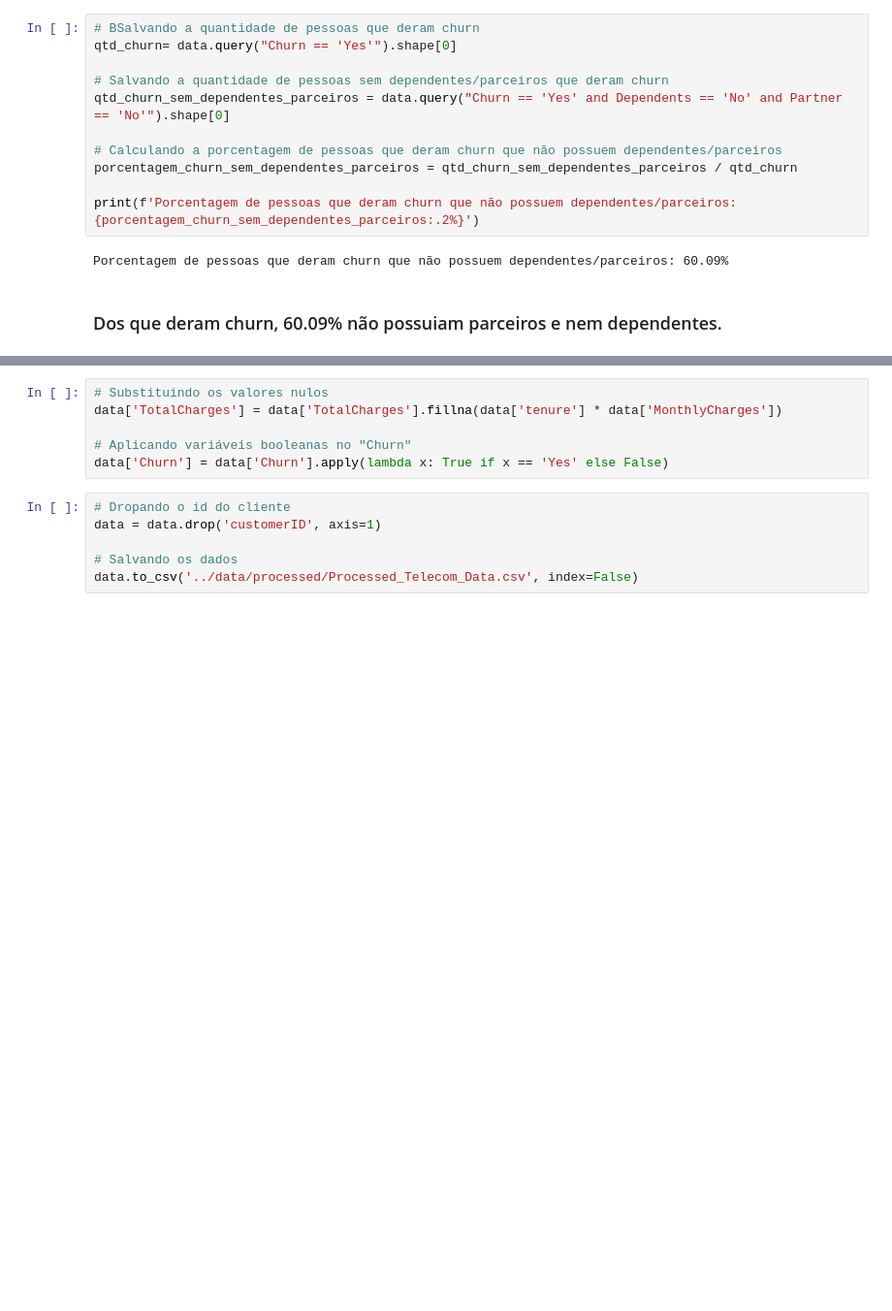
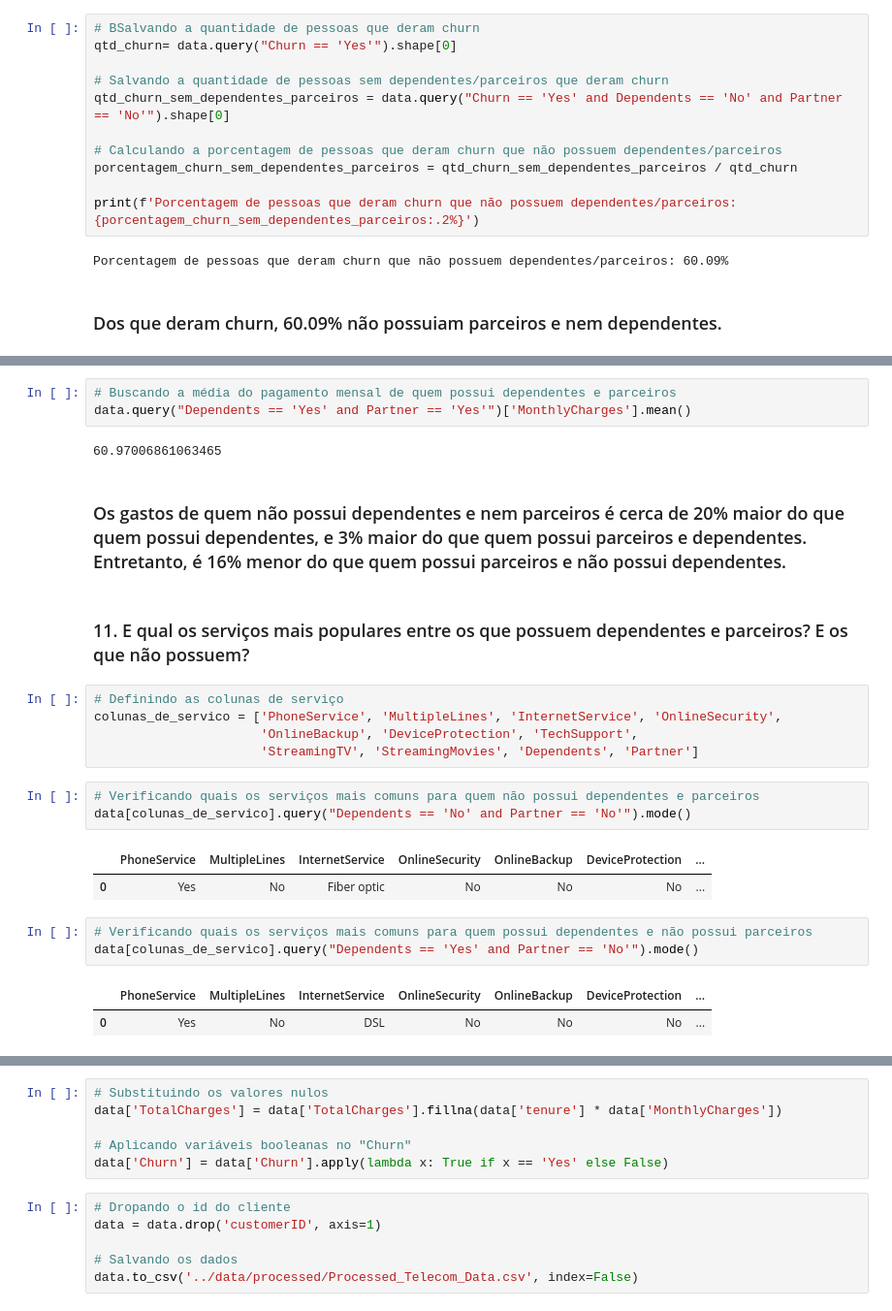
Before and after one commit to dnsrsdata/survival_analysis, a Jupyter notebook: notebooks/EDA.ipynb, the cells around one changed output, grey strips where cells are left out. Shown: that part at 97% size. Cells and saved outputs as stored; diff of their text form; blank space fills up the shorter version.

```diff
--- a/notebooks/EDA.ipynb
+++ b/notebooks/EDA.ipynb
@@ -708,0 +728,26 @@ Porcentagem de pessoas que deram churn que não possuem dependentes/parceiros: 6
+# %%
+# Buscando a média do pagamento mensal de quem possui dependentes e parceiros
+data.query("Dependents == 'Yes' and Partner == 'Yes'")['MonthlyCharges'].mean()
+# %% [output]
+60.97006861063465
+# %% [markdown]
+### Os gastos de quem não possui dependentes e nem parceiros é cerca de 20% maior do que quem possui dependentes, e 3% maior do que quem possui parceiros e dependentes. Entretanto, é 16% menor do que quem possui parceiros e não possui dependentes.
+# %% [markdown]
+### 11. E qual os serviços mais populares entre os que possuem dependentes e parceiros? E os que não possuem?
+# %%
+# Definindo as colunas de serviço
+colunas_de_servico = ['PhoneService', 'MultipleLines', 'InternetService', 'OnlineSecurity',
+                      'OnlineBackup', 'DeviceProtection', 'TechSupport',
+                      'StreamingTV', 'StreamingMovies', 'Dependents', 'Partner']
+# %%
+# Verificando quais os serviços mais comuns para quem não possui dependentes e parceiros
+data[colunas_de_servico].query("Dependents == 'No' and Partner == 'No'").mode()
+# %% [output]
+|  | PhoneService | MultipleLines | InternetService | OnlineSecurity | OnlineBackup | DeviceProtection | ... |
+| 0 | Yes | No | Fiber optic | No | No | No | ... |
+# %%
+# Verificando quais os serviços mais comuns para quem possui dependentes e não possui parceiros
+data[colunas_de_servico].query("Dependents == 'Yes' and Partner == 'No'").mode()
+# %% [output]
+|  | PhoneService | MultipleLines | InternetService | OnlineSecurity | OnlineBackup | DeviceProtection | ... |
+| 0 | Yes | No | DSL | No | No | No | ... |
```
Also changed, not shown: parts of 10 cells of this notebook.
